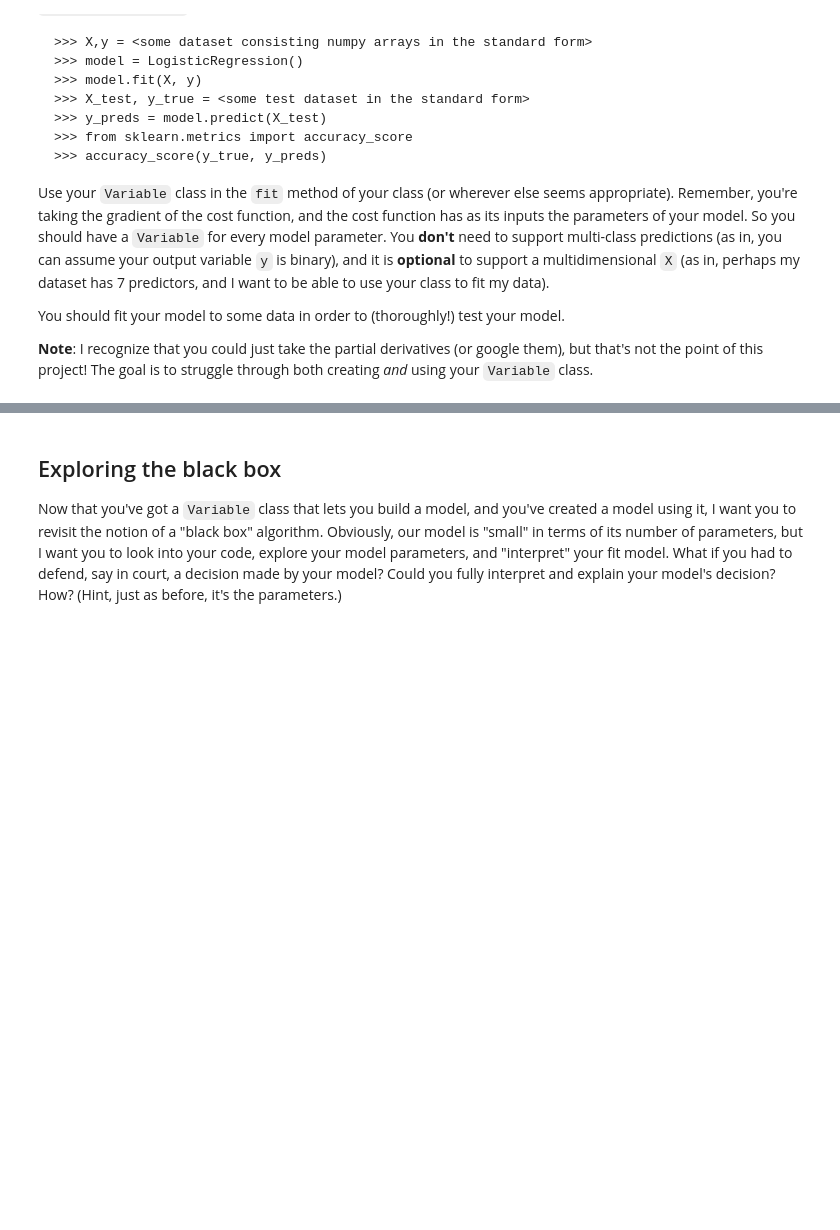
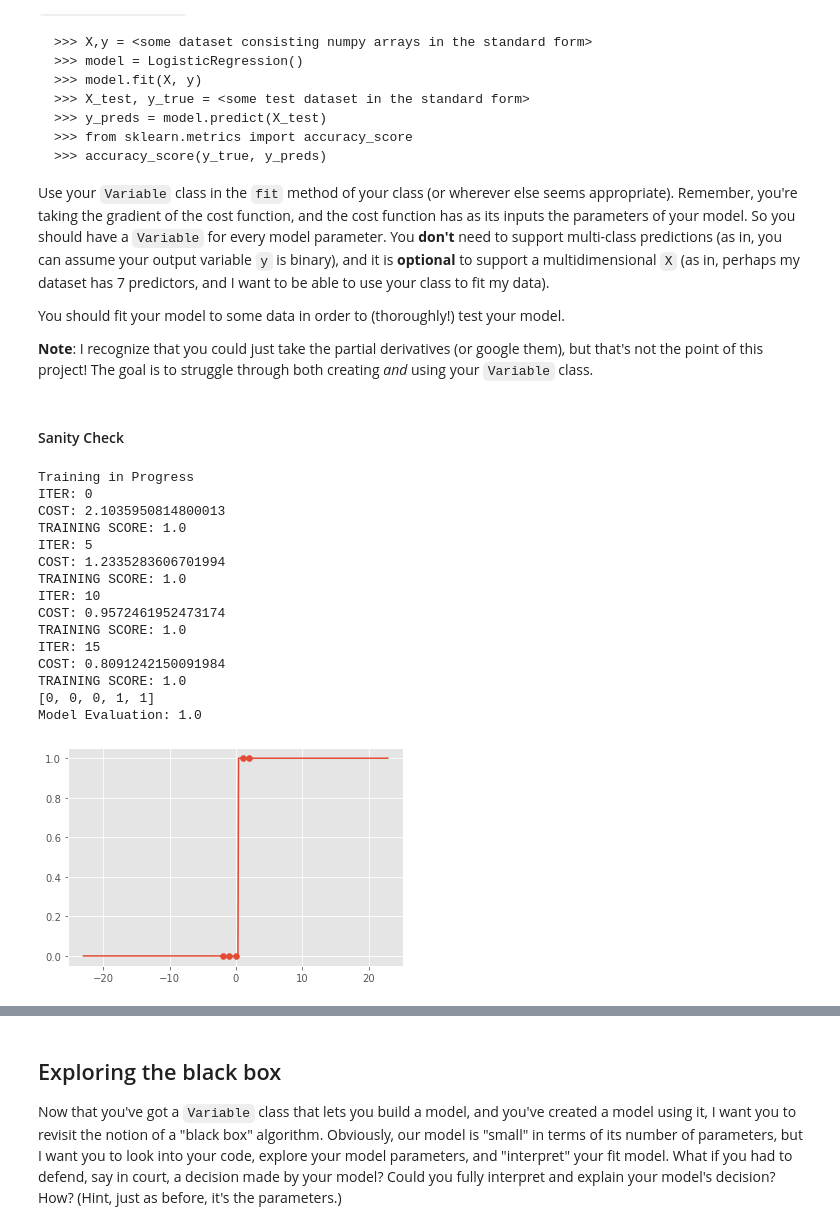
Before and after one commit to huskydj1/CSC630_MachineLearning, a Jupyter notebook: project_gradients.ipynb, the cells around one changed output, grey strips where cells are left out. Saved outputs shown, nothing was run; the diff lists cells and outputs as text; code cells hidden in the pictures; blank space fills up the shorter version.

```diff
--- a/project_gradients.ipynb
+++ b/project_gradients.ipynb
@@ -358,0 +435,45 @@ You should fit your model to some data in order to (thoroughly!) test your model
+# %%
+def plotModel(model):
+    mesh = np.arange(-23,23,.1).reshape((-1,1))
+    p = model.predict(mesh)
+    plt.plot(mesh, p)
+# %% [markdown]
+#### Sanity Check
+# %%
+X = np.array([[-2],[-1],[0], [1], [2]])
+y = np.array([0, 0, 0, 1, 1])
+
+model = LogisticRegression()
+model.fit(
+    X = X,
+    y = y,
+    learning_rate = 0.1,
+    num_epochs = 20,
+    printeverynthepoch = 5,
+)
+
+print(model.predict(X))
+
+from sklearn.metrics import accuracy_score
+print("Model Evaluation:", accuracy_score(y, model.predict(X)))
+
+plt.scatter(X, y)
+plotModel(model)
+plt.show()
+# %% [output]
+Training in Progress
+ITER: 0
+COST: 2.1035950814800013
+TRAINING SCORE: 1.0
+ITER: 5
+COST: 1.2335283606701994
+TRAINING SCORE: 1.0
+ITER: 10
+COST: 0.9572461952473174
+TRAINING SCORE: 1.0
+ITER: 15
+COST: 0.8091242150091984
+TRAINING SCORE: 1.0
+[0, 0, 0, 1, 1]
+Model Evaluation: 1.0
+[figure, added]
```
Also changed, not shown: parts of 30 cells of this notebook, 4 other files.
